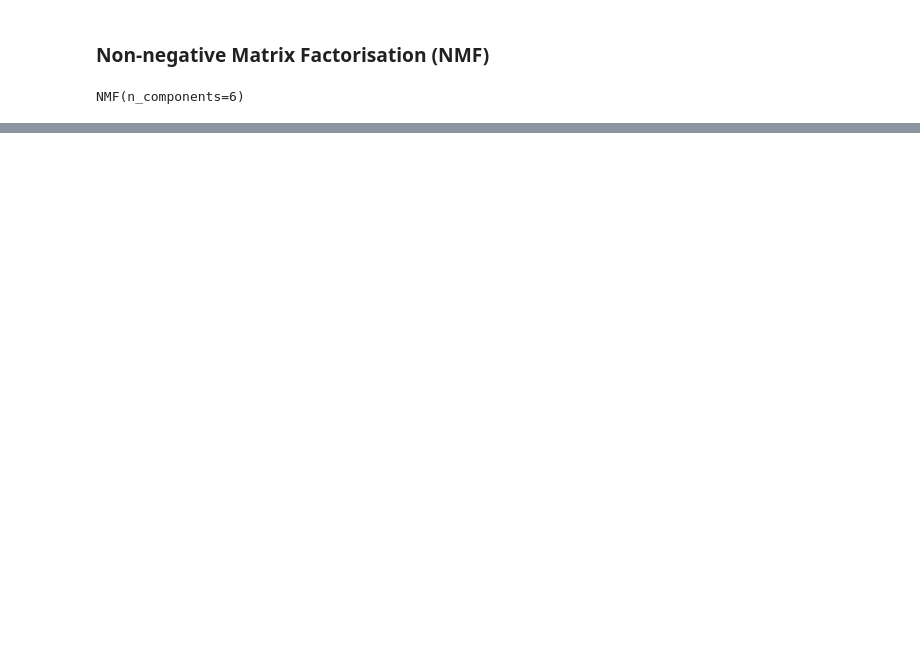
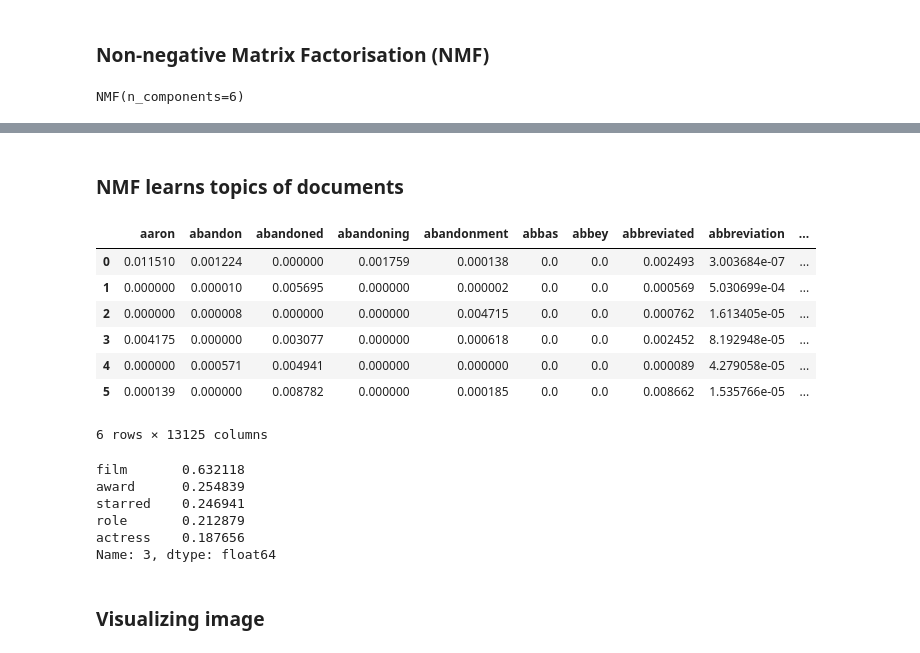
Before and after one commit to AmbassadorOTU/machine-learning, a Jupyter notebook: unsupervised_learning/wikipedia.ipynb, the cells around one changed output, grey strips where cells are left out. Cells and saved outputs as stored; diff of their text form; code cells hidden in the pictures; blank space fills up the shorter version.

Commit message:
completed unsupervised learning

```diff
--- a/unsupervised_learning/wikipedia.ipynb
+++ b/unsupervised_learning/wikipedia.ipynb
@@ -172,0 +153,3 @@ words
+# %%
+words = [i[:-1] for i in words]
+words
@@ -172,0 +174,26 @@ words
+# %% [markdown]
+### NMF learns topics of documents
+# %%
+components_df = pd.DataFrame(nmf.components_, columns=words)
+components_df
+# %% [output]
+|  | aaron | abandon | abandoned | abandoning | abandonment | abbas | abbey | abbreviated | abbreviation | ... |
+| 0 | 0.011510 | 0.001224 | 0.000000 | 0.001759 | 0.000138 | 0.0 | 0.0 | 0.002493 | 3.003684e-07 | ... |
+| 1 | 0.000000 | 0.000010 | 0.005695 | 0.000000 | 0.000002 | 0.0 | 0.0 | 0.000569 | 5.030699e-04 | ... |
+| 2 | 0.000000 | 0.000008 | 0.000000 | 0.000000 | 0.004715 | 0.0 | 0.0 | 0.000762 | 1.613405e-05 | ... |
+| 3 | 0.004175 | 0.000000 | 0.003077 | 0.000000 | 0.000618 | 0.0 | 0.0 | 0.002452 | 8.192948e-05 | ... |
+| 4 | 0.000000 | 0.000571 | 0.004941 | 0.000000 | 0.000000 | 0.0 | 0.0 | 0.000089 | 4.279058e-05 | ... |
+| 5 | 0.000139 | 0.000000 | 0.008782 | 0.000000 | 0.000185 | 0.0 | 0.0 | 0.008662 | 1.535766e-05 | ... |
+6 rows × 13125 columns
+# %%
+component = components_df.iloc[3,:]
+component.nlargest()
+# %% [output]
+film       0.632118
+award      0.254839
+starred    0.246941
+role       0.212879
+actress    0.187656
+Name: 3, dtype: float64
+# %% [markdown]
+### Visualizing image
```
Also changed, not shown: parts of 14 cells of this notebook, 1 other file.
